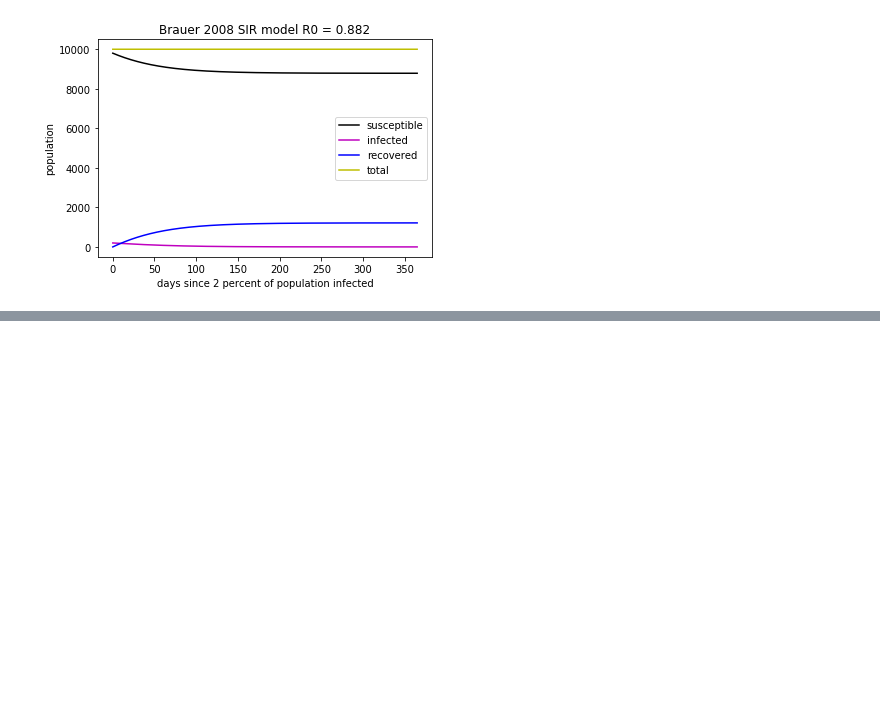
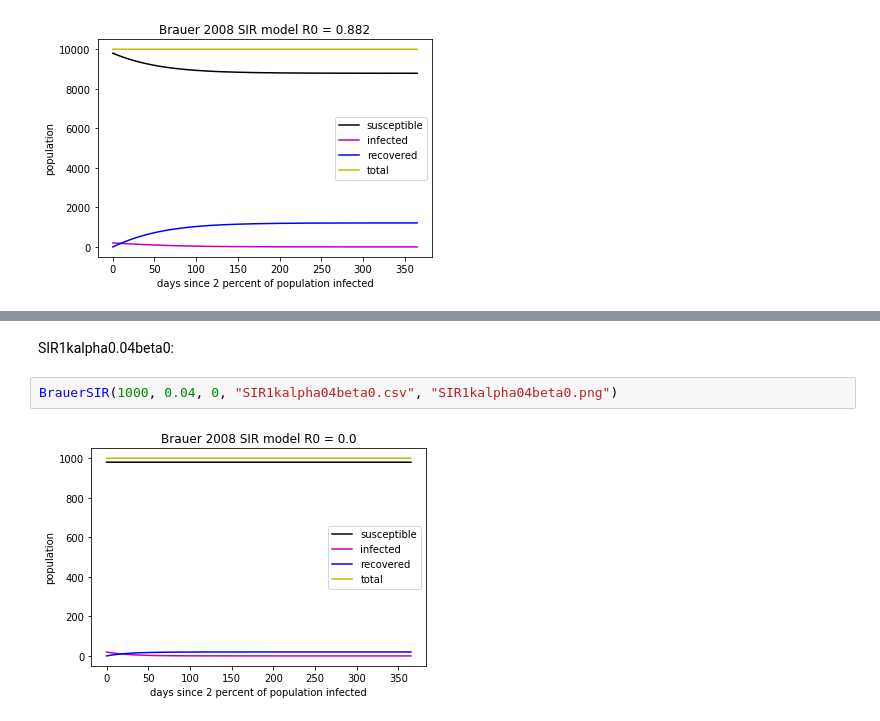
Before and after one commit to jsimpson2020/CODESIR, a Jupyter notebook: Kermack-McKendrick SIR Model (Bauer 2008).ipynb, the cells around one changed output, grey strips where cells are left out. Drawn from its saved outputs; the diff is of its cells as text; blank space fills up the shorter version.

```diff
--- a/Kermack-McKendrick SIR Model (Bauer 2008).ipynb
+++ b/Kermack-McKendrick SIR Model (Bauer 2008).ipynb
@@ -424,0 +433,6 @@ BrauerSIR(10000, 0.10, 0.09, "SIR10kalpha10beta09.csv", "SIR10kalpha10beta09.png
+# %% [markdown]
+SIR1kalpha0.04beta0:
+# %%
+BrauerSIR(1000, 0.04, 0, "SIR1kalpha04beta0.csv", "SIR1kalpha04beta0.png")
+# %% [output]
+[figure, added]
```
Also changed, not shown: parts of 3 cells of this notebook, 4 other files.
